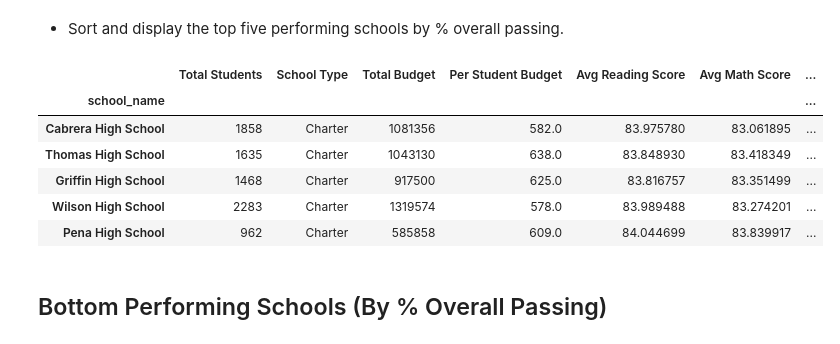
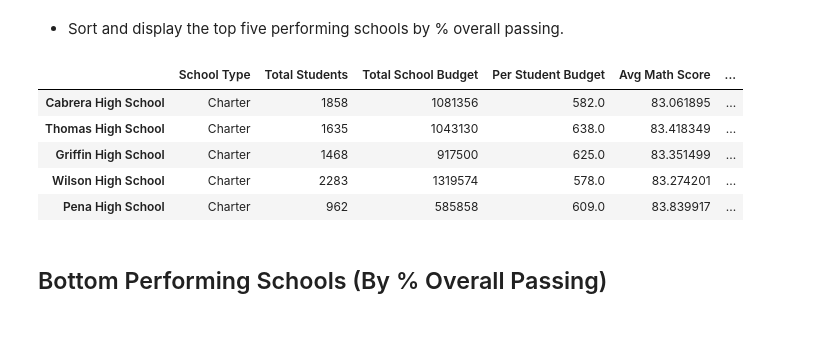
Before and after one commit to kunaual/pandas-challenge, a Jupyter notebook: PyCitySchools/PyCitySchools.ipynb, the cells around one changed output. Cells and saved outputs as stored; diff of their text form; code cells hidden in the pictures.

```diff
--- a/PyCitySchools/PyCitySchools.ipynb
+++ b/PyCitySchools/PyCitySchools.ipynb
@@ -113,8 +113,8 @@ stype = school_data[["school_name","type","budget"]]
 school_summ_df = comp_data_df["school_name"].value_counts().to_frame().reset_index().rename(columns = {"index":"school_name","school_name":"Total Students"})
 
 #type(school_data[["school_name","type"]])#school_summ_df)
-school_summ_df = pd.merge(school_summ_df, stype, how="left", on=["school_name", "school_name"]).rename(columns = {"type":"School Type","budget":"Total Budget"})
+school_summ_df = pd.merge(school_summ_df, stype, how="left", on=["school_name", "school_name"]).rename(columns = {"type":"School Type","budget":"Total School Budget"})
 school_summ_df = school_summ_df.sort_values(by=["school_name"])
-school_summ_df["Per Student Budget"] =school_summ_df["Total Budget"]/school_summ_df["Total Students"]
+school_summ_df["Per Student Budget"] =school_summ_df["Total School Budget"]/school_summ_df["Total Students"]
 school_summ_df
 # %% [output]
@@ -213,15 +217,18 @@ school_summ_df
 * Sort and display the top five performing schools by % overall passing.
 # %%
 #print(school_summ_df.sort_values(by=["% Overall Passing"] ascending = False).head(5)  #could use print, or just list what you want the notebook to print like below statement.   below statement looks nicer
-school_summ_df.sort_values(by=["% Overall Passing"], ascending = False).head(5)
+top_schools = school_summ_df.sort_values(by=["% Overall Passing"], ascending = False).head(5)
+top_schools.index.name=None #removing school_name index to match output in instructions
+#todo need to format budget $s
+#display in order that matches the instructions
+top_schools[["School Type","Total Students","Total School Budget","Per Student Budget","Avg Math Score", "Avg Reading Score","% Passing Math","% Passing Reading","% Overall Passing"]]
 # %% [output]
-|  | Total Students | School Type | Total Budget | Per Student Budget | Avg Reading Score | Avg Math Score | ... |
-| school_name |  |  |  |  |  |  | ... |
-| Cabrera High School | 1858 | Charter | 1081356 | 582.0 | 83.975780 | 83.061895 | ... |
-| Thomas High School | 1635 | Charter | 1043130 | 638.0 | 83.848930 | 83.418349 | ... |
-| Griffin High School | 1468 | Charter | 917500 | 625.0 | 83.816757 | 83.351499 | ... |
-| Wilson High School | 2283 | Charter | 1319574 | 578.0 | 83.989488 | 83.274201 | ... |
-| Pena High School | 962 | Charter | 585858 | 609.0 | 84.044699 | 83.839917 | ... |
+|  | School Type | Total Students | Total School Budget | Per Student Budget | Avg Math Score | ... |
+| Cabrera High School | Charter | 1858 | 1081356 | 582.0 | 83.061895 | ... |
+| Thomas High School | Charter | 1635 | 1043130 | 638.0 | 83.418349 | ... |
+| Griffin High School | Charter | 1468 | 917500 | 625.0 | 83.351499 | ... |
+| Wilson High School | Charter | 2283 | 1319574 | 578.0 | 83.274201 | ... |
+| Pena High School | Charter | 962 | 585858 | 609.0 | 83.839917 | ... |
 # %% [markdown]
 ## Bottom Performing Schools (By % Overall Passing)
 # %% [markdown]
```
Also changed, not shown: parts of 18 cells of this notebook.
